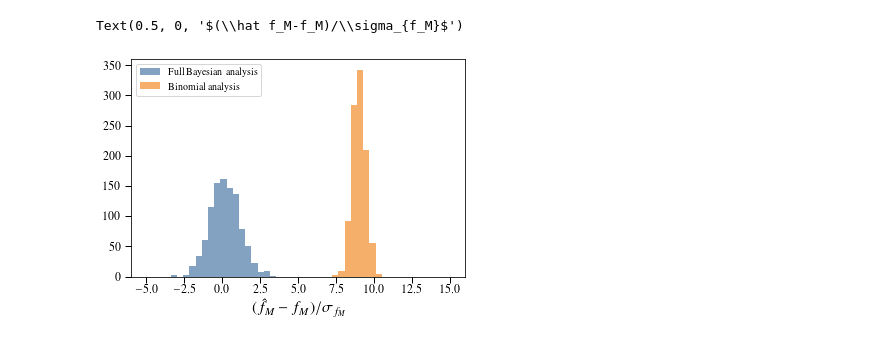
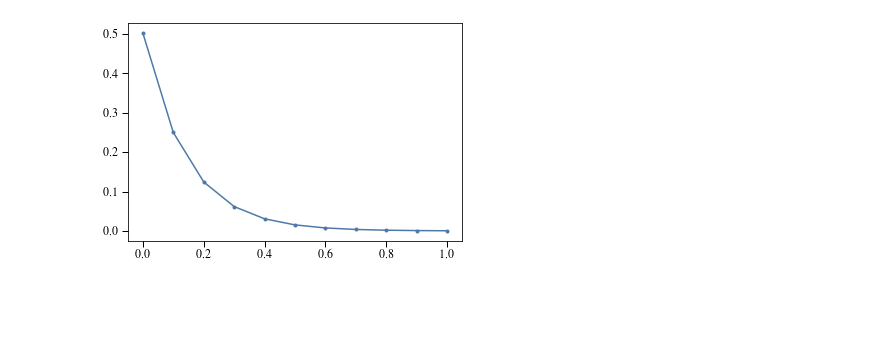
Before and after one commit to dncnwtts/merger_classification, a Jupyter notebook: accuracy_analysis.ipynb, the cells around one changed output. Saved outputs shown, nothing was run; the diff lists cells and outputs as text; code cells hidden in the pictures; blank space fills up the shorter version.

```diff
--- a/accuracy_analysis.ipynb
+++ b/accuracy_analysis.ipynb
@@ -125,9 +118,11 @@ for _ in range(n_exp):
-# %%
-bins = np.linspace(-5,15)
-plt.hist(Z1, bins=bins, alpha=0.7, label='Full Bayesian analysis')
-plt.hist(Z2, bins=bins, alpha=0.7, label='Binomial analysis')
-plt.legend(loc='best')
-plt.xlabel(r'$(\hat f_M-f_M)/\sigma_{f_M}$')
-# %% [output]
-Text(0.5, 0, '$(\\hat f_M-f_M)/\\sigma_{f_M}$')
-[figure, removed]
+# %%
+r_M, r_I, N_M = 0.8191511844812219, 0.5923916635105072, 0
+N = 10
+Ns = np.arange(0, N+1)
+f_s = Ns/N
+plt.figure()
+Ltest = L(Ns, r_M, r_I, N_M, N)
+plt.plot(f_s, Ltest, '.-')
+Ns = np.arange(N+1)
+# %% [output]
+[figure, added]
```
Also changed, not shown: parts of 22 cells of this notebook, 1 other file.
